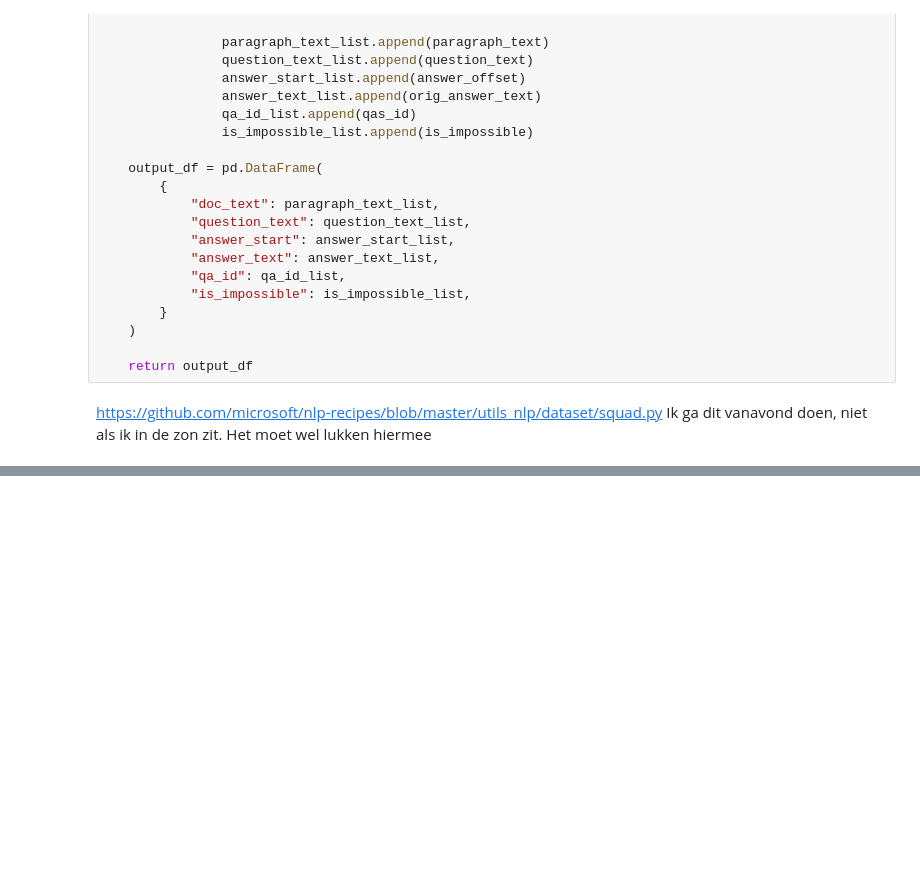
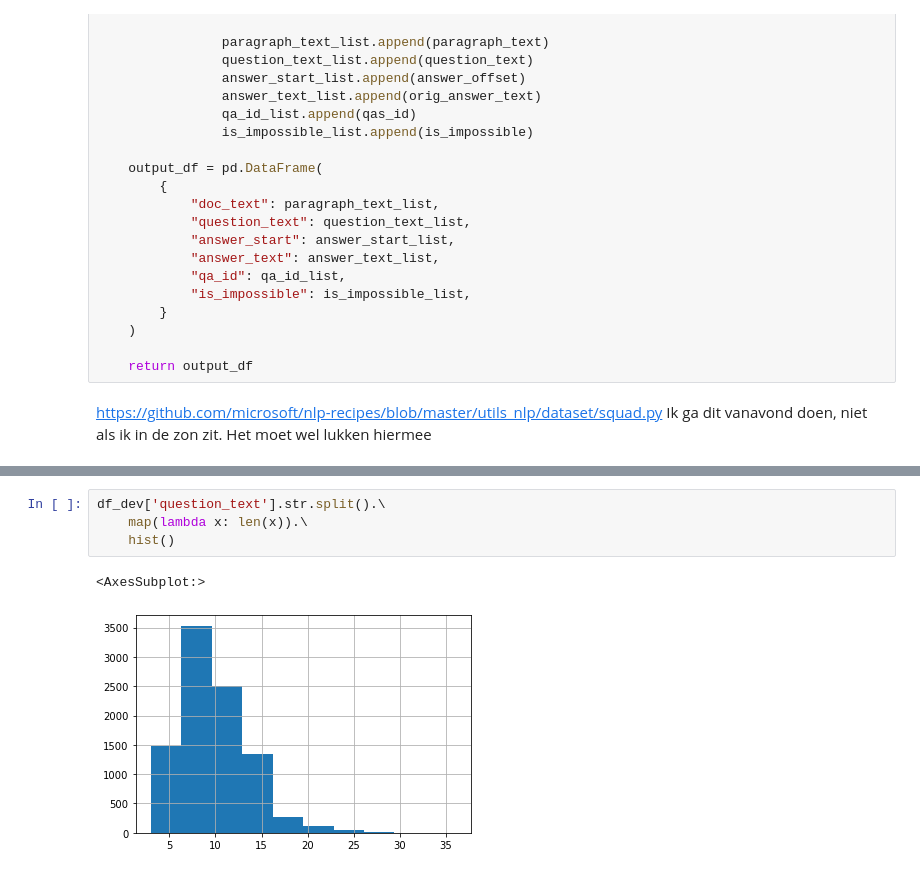
Before and after one commit to berryxmas/domain-adaptation-transformers-forQA, a Jupyter notebook: notebooks/eda-squad.ipynb, the cells around one changed output, grey strips where cells are left out. Drawn from its saved outputs; the diff is of its cells as text; blank space fills up the shorter version.

```diff
--- a/notebooks/eda-squad.ipynb
+++ b/notebooks/eda-squad.ipynb
@@ -162,0 +446,7 @@ Ik ga dit vanavond doen, niet als ik in de zon zit. Het moet wel lukken hiermee
+# %%
+df_dev['question_text'].str.split().\
+    map(lambda x: len(x)).\
+    hist()
+# %% [output]
+<AxesSubplot:>
+[figure, added]
```
Also changed, not shown: parts of 32 cells of this notebook, 12 other files.
